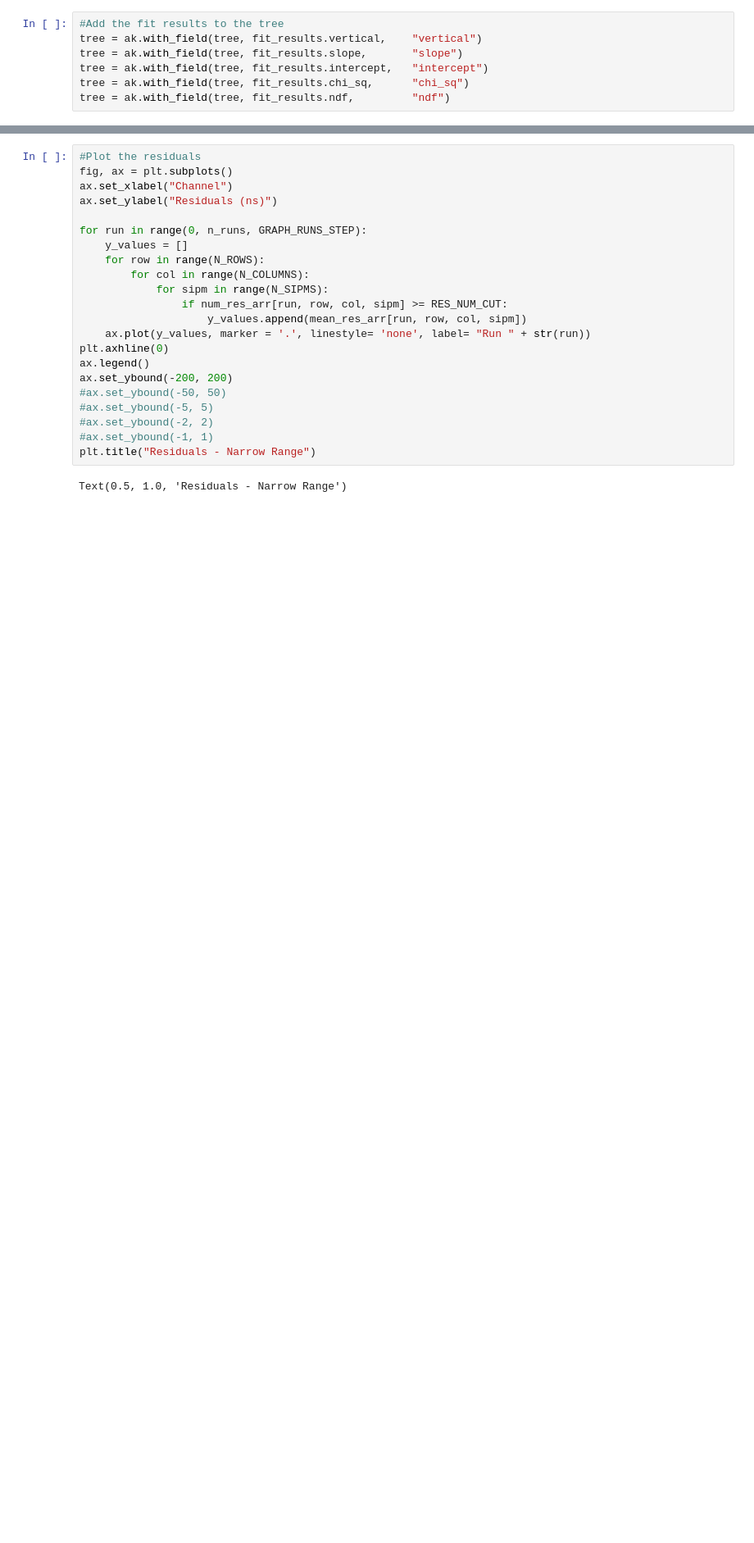
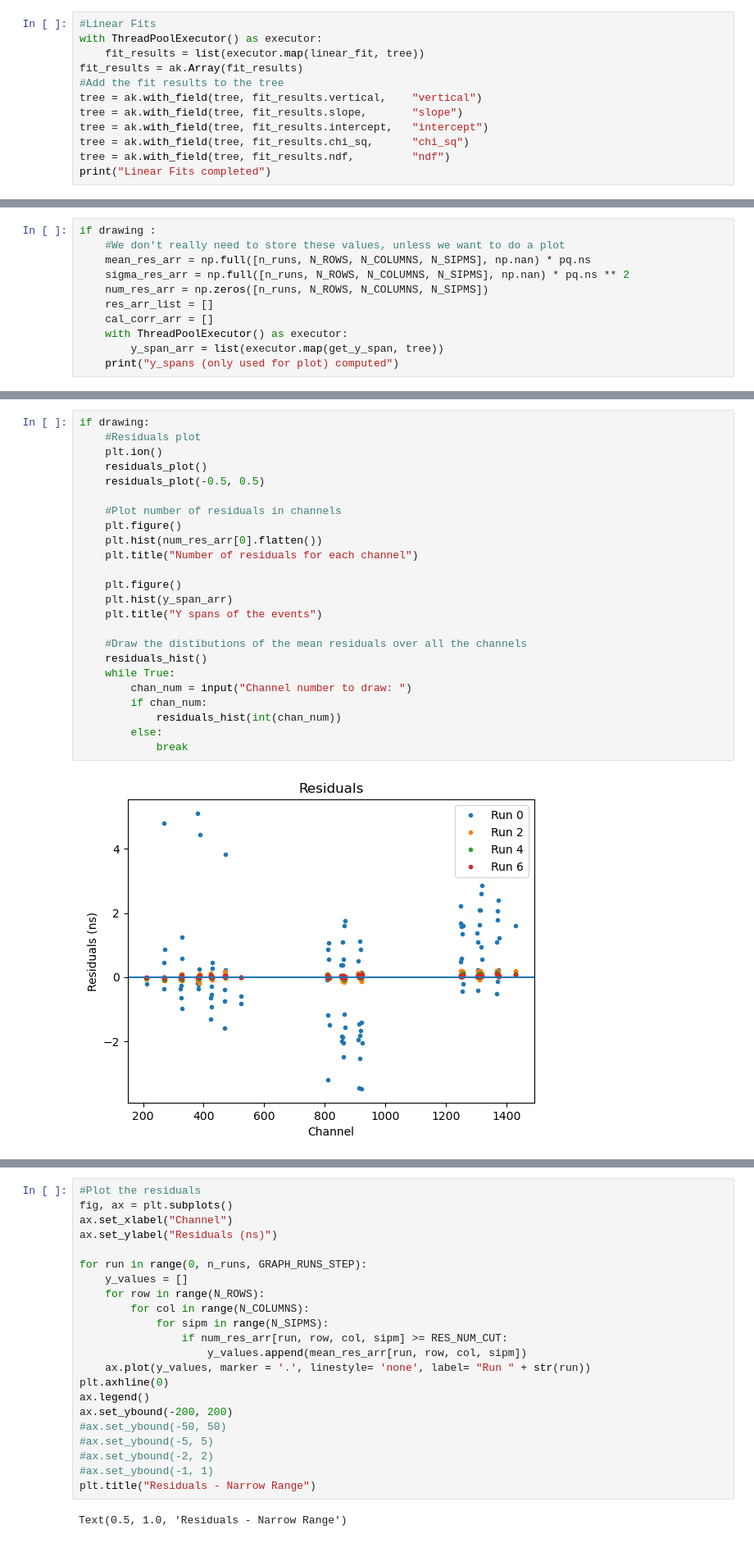
Before and after one commit to Mu2e/CaloCalibration, a Jupyter notebook: CosmicsCalib/vst/time_calibration/t_cal.ipynb, the cells around one changed output, grey strips where cells are left out. Shown at 82% size. Cells and saved outputs as stored; diff of their text form; blank space fills up the shorter version.

```diff
--- a/CosmicsCalib/vst/time_calibration/t_cal.ipynb
+++ b/CosmicsCalib/vst/time_calibration/t_cal.ipynb
@@ -151,7 +221,12 @@ fit_results = ak.Array(fit_results)
 # %%
+#Linear Fits
+with ThreadPoolExecutor() as executor:
+    fit_results = list(executor.map(linear_fit, tree))
+fit_results = ak.Array(fit_results)
 #Add the fit results to the tree
 tree = ak.with_field(tree, fit_results.vertical,    "vertical")
 tree = ak.with_field(tree, fit_results.slope,       "slope")
 tree = ak.with_field(tree, fit_results.intercept,   "intercept")
 tree = ak.with_field(tree, fit_results.chi_sq,      "chi_sq")
 tree = ak.with_field(tree, fit_results.ndf,         "ndf")
+print("Linear Fits completed")
@@ -213,0 +246,11 @@ for run_n in range(n_runs):
+# %%
+if drawing :
+    #We don't really need to store these values, unless we want to do a plot
+    mean_res_arr = np.full([n_runs, N_ROWS, N_COLUMNS, N_SIPMS], np.nan) * pq.ns
+    sigma_res_arr = np.full([n_runs, N_ROWS, N_COLUMNS, N_SIPMS], np.nan) * pq.ns ** 2
+    num_res_arr = np.zeros([n_runs, N_ROWS, N_COLUMNS, N_SIPMS])
+    res_arr_list = []
+    cal_corr_arr = []
+    with ThreadPoolExecutor() as executor:
+        y_span_arr = list(executor.map(get_y_span, tree))
+    print("y_spans (only used for plot) computed")
@@ -251,0 +296,26 @@ Text(0.5, 1.0, 'Residuals - Full Range')
+# %%
+if drawing:
+    #Residuals plot
+    plt.ion()
+    residuals_plot()
+    residuals_plot(-0.5, 0.5)
+
+    #Plot number of residuals in channels
+    plt.figure()
+    plt.hist(num_res_arr[0].flatten())
+    plt.title("Number of residuals for each channel")
+
+    plt.figure()
+    plt.hist(y_span_arr)
+    plt.title("Y spans of the events")
+
+    #Draw the distibutions of the mean residuals over all the channels
+    residuals_hist()
+    while True:
+        chan_num = input("Channel number to draw: ")
+        if chan_num:
+            residuals_hist(int(chan_num))
+        else:
+            break
+# %% [output]
+[figure, added]
```
Also changed, not shown: parts of 21 cells of this notebook, 2 other files.
